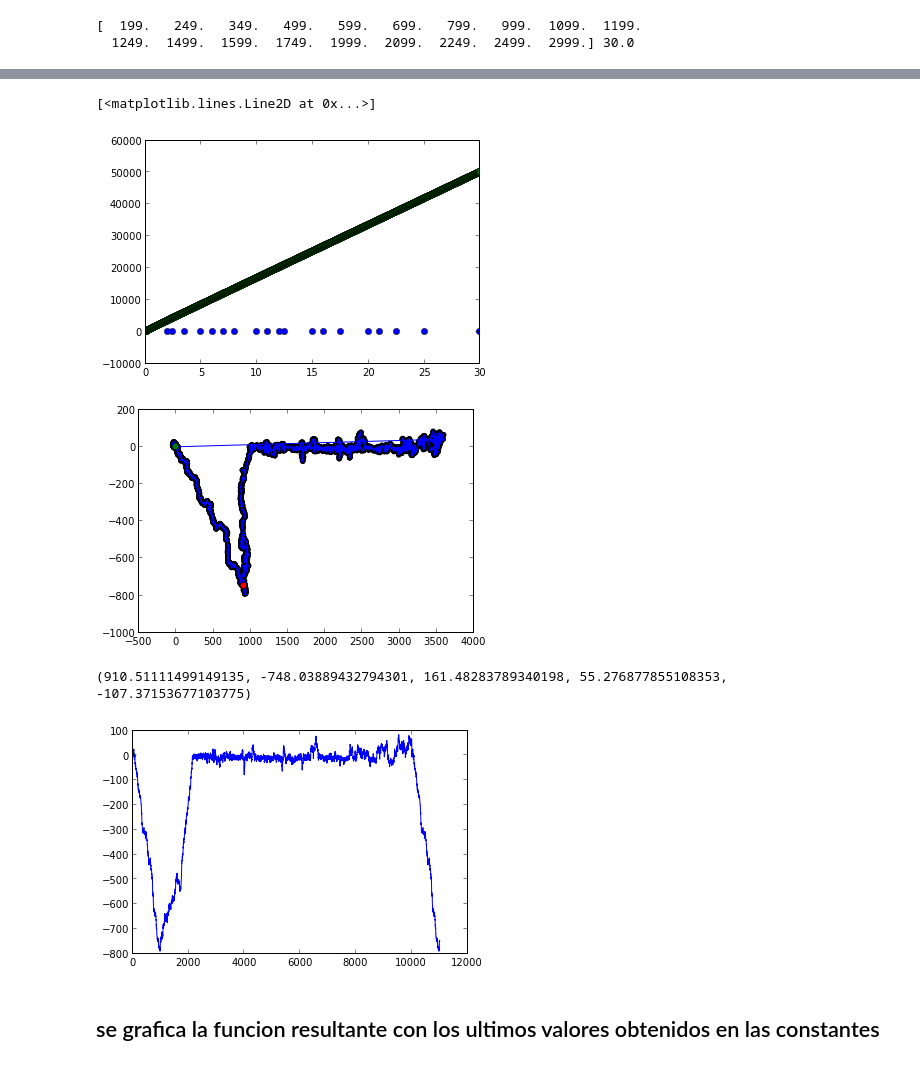
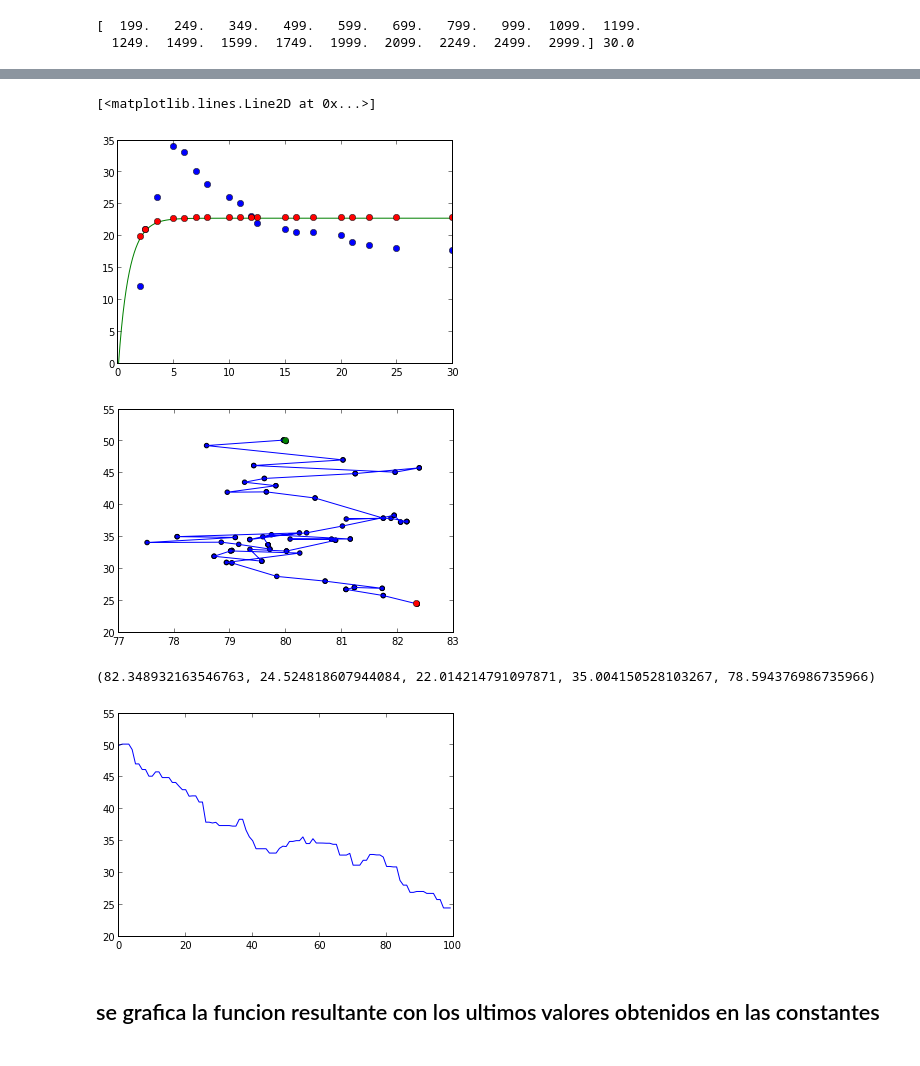
Before and after one commit to daniel-lozano/tarea8, a Jupyter notebook: ctes.ipynb, the cells around one changed output, grey strips where cells are left out. Drawn from its saved outputs; the diff is of its cells as text; code cells hidden in the pictures.

```diff
--- a/ctes.ipynb
+++ b/ctes.ipynb
@@ -110,10 +110,15 @@ print posiciones,t[posiciones[-1]]
 P=[]
 #se inician los arreglos con numeros random, arreglar, que sea cualquier numero
 
-alpha=append(alpha,random.random())
-beta=append(beta,random.random())
-So=append(So,random.random())
-Km1=append(Km1,random.random())
-Km2=append(Km2,random.random())
+#alpha=append(alpha,random.random())
+#beta=append(beta,random.random())
+#So=append(So,random.random())
+#Km1=append(Km1,random.random())
+#Km2=append(Km2,random.random())
+alpha=append(alpha,82)
+beta=append(beta,55)
+So=append(So,56)
+Km1=append(Km1,27)
+Km2=append(Km2,47)
 print alpha,beta,So,Km1,Km2
 # %% [output]
@@ -136,7 +141,7 @@ print P
 for j in range(1,Tmax):
     #se soluciona P con los valores aleatorios
     #sol=rungekutta(Pviejo[j-1],h,alpha[0],beta[0],Km1[0],Km2[0],So[0])
-    sol=rungekutta(Pviejo[j-1],h,5,5,5,5,5)
+    sol=rungekutta(Pviejo[j-1],h,82,40,60,50,35)
     Pviejo[j]=sol
 plot(t,Pviejo)
 scatter(x,Pobs)
@@ -152,11 +157,11 @@ for i in range(1,iteraciones):
     #print "i=",i
     #print "longitud: ", len(alpha)
     #se dan valores aleatorios
-    alp=random.normal(alpha[i-1],1)
-    bet=random.normal(beta[i-1],1)
-    so=random.normal(So[i-1],1)
-    km1=random.normal(Km1[i-1],1)
-    km2=random.normal(Km2[i-1],1)
+    alp=random.normal(alpha[i-1],0.5)
+    bet=random.normal(beta[i-1],0.5)
+    so=random.normal(So[i-1],0.5)
+    km1=random.normal(Km1[i-1],0.5)
+    km2=random.normal(Km2[i-1],0.5)
 
     for j in range(1,Tmax):
         #se soluciona P con los valores aleatorios
@@ -178,7 +183,7 @@ for i in range(1,iteraciones):
 
     #print a, b, c, d
 
-    if(incremento>=0):
+    if(incremento<=0):
         #print "d>1"
         alpha=append(alpha,alp)
         beta=append(beta,bet)
@@ -186,7 +191,7 @@ for i in range(1,iteraciones):
         Km2=append(Km2,km2)
         So=append(So,so)
 
-    elif(incremento<0):
+    elif(incremento>0):
         if(c>=d):
             #print "c>d"
             alpha=append(alpha,alp)
@@ -209,9 +230,10 @@ for i in range(1,iteraciones):
 # %%
 plot(x,Pobs, "bo")
-plot(t,P, "go")
+plot(t,P, "g")
+plot(x,Pteo,"ro")
 # %% [output]
 [<matplotlib.lines.Line2D at 0x...>]
-[figure, old version]
+[figure, new version]
 # %%
 scatter(alpha,beta)
 plot(alpha,beta)
@@ -222,9 +244,9 @@ plt.close()
 plot(beta)
 print(alpha[-1],beta[-1],Km1[-1],Km2[-1],So[-1])
 # %% [output]
-[figure, old version]
+[figure, new version]
-(910.51111499149135, -748.03889432794301, 161.48283789340198, 55.276877855108353, -107.37153677103775)
+(82.348932163546763, 24.524818607944084, 22.014214791097871, 35.004150528103267, 78.594376986735966)
-[figure, old version]
+[figure, new version]
 # %% [markdown]
 ## se grafica la funcion resultante con los ultimos valores obtenidos en las constantes
 # %%
```
Also changed, not shown: parts of 5 cells of this notebook.
